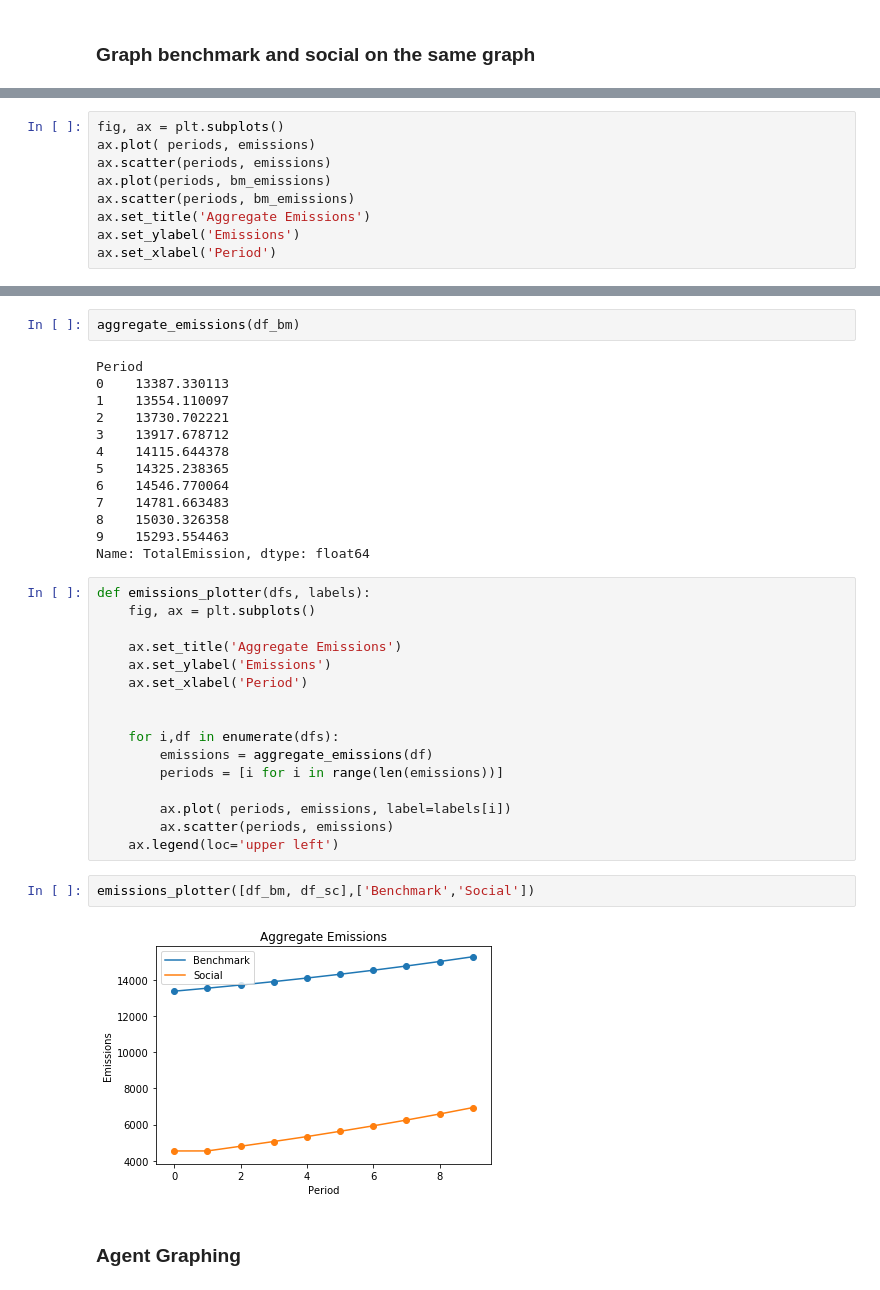
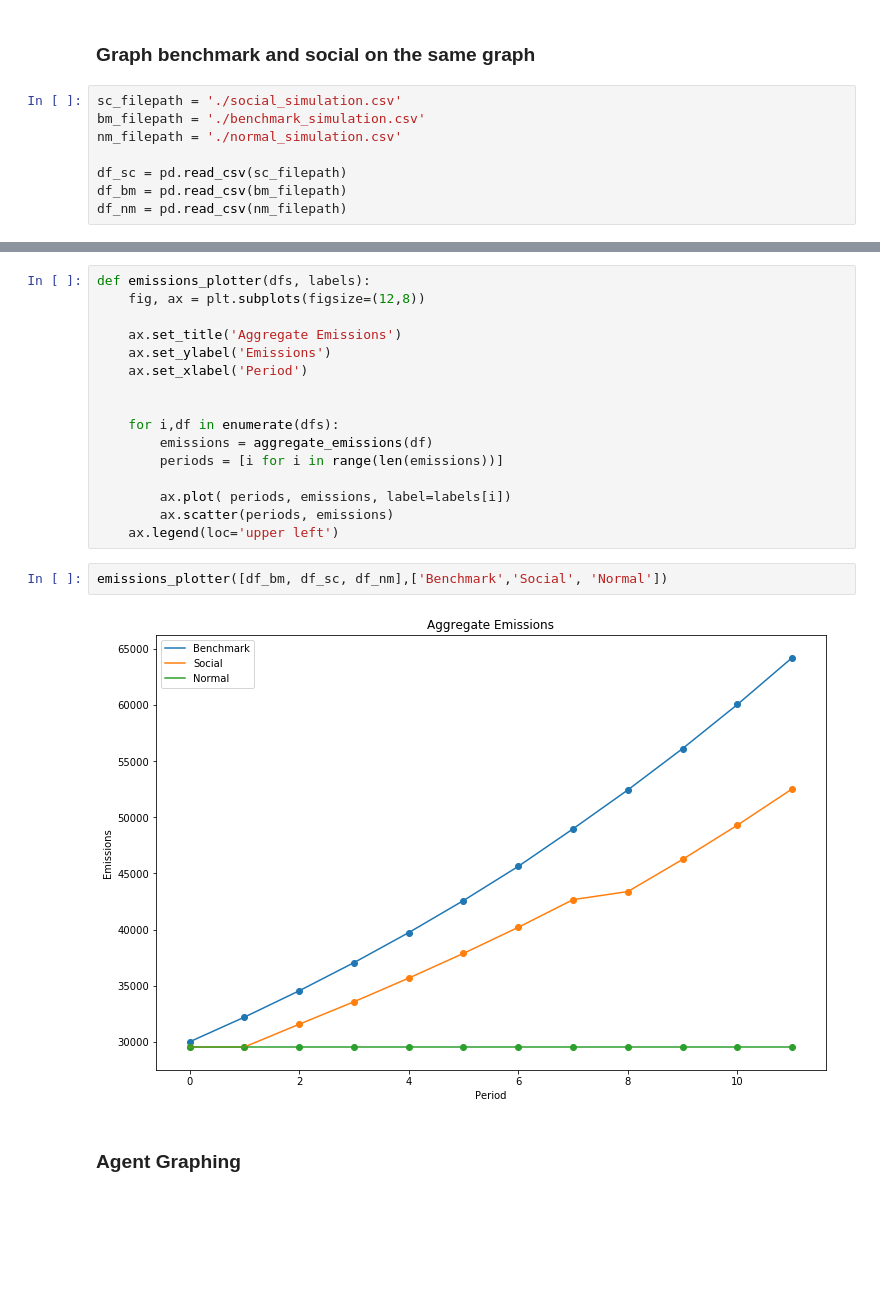
Before and after one commit to EyreC/EnvEcon, a Jupyter notebook: Visualisations/3.0 visualisations_with_agents.ipynb, the cells around one changed output, grey strips where cells are left out. Saved outputs shown, nothing was run; the diff lists cells and outputs as text; blank space fills up the shorter version.

```diff
--- a/Visualisations/3.0 visualisations_with_agents.ipynb
+++ b/Visualisations/3.0 visualisations_with_agents.ipynb
@@ -184,6 +178,14 @@ Text(0.5, 0, 'Period')
 [figure]
 # %% [markdown]
 ### Graph benchmark and social on the same graph
+# %%
+sc_filepath = './social_simulation.csv'
+bm_filepath = './benchmark_simulation.csv'
+nm_filepath = './normal_simulation.csv'
+
+df_sc = pd.read_csv(sc_filepath)
+df_bm = pd.read_csv(bm_filepath)
+df_nm = pd.read_csv(nm_filepath)
 # %%
 df_bm.head()
 # %% [output]
@@ -198,9 +197,0 @@ bm_emissions = aggregate_emissions(df_bm)
-# %%
-fig, ax = plt.subplots()
-ax.plot( periods, emissions)
-ax.scatter(periods, emissions)
-ax.plot(periods, bm_emissions)
-ax.scatter(periods, bm_emissions)
-ax.set_title('Aggregate Emissions')
-ax.set_ylabel('Emissions')
-ax.set_xlabel('Period')
@@ -210,21 +198,6 @@ Text(0.5, 0, 'Period')
-# %%
-aggregate_emissions(df_bm)
-# %% [output]
-Period
-0    13387.330113
-1    13554.110097
-2    13730.702221
-3    13917.678712
-4    14115.644378
-5    14325.238365
-6    14546.770064
-7    14781.663483
-8    15030.326358
-9    15293.554463
-Name: TotalEmission, dtype: float64
 # %%
 def emissions_plotter(dfs, labels):
-    fig, ax = plt.subplots()
+    fig, ax = plt.subplots(figsize=(12,8))
 
     ax.set_title('Aggregate Emissions')
     ax.set_ylabel('Emissions')
@@ -239,9 +212,9 @@ def emissions_plotter(dfs, labels):
         ax.scatter(periods, emissions)
     ax.legend(loc='upper left')
 # %%
-emissions_plotter([df_bm, df_sc],['Benchmark','Social'])
+emissions_plotter([df_bm, df_sc, df_nm],['Benchmark','Social', 'Normal'])
 # %% [output]
-[figure, old version]
+[figure, new version]
 # %% [markdown]
 ### Agent Graphing
 # %%
```
Also changed, not shown: parts of 5 cells of this notebook.
